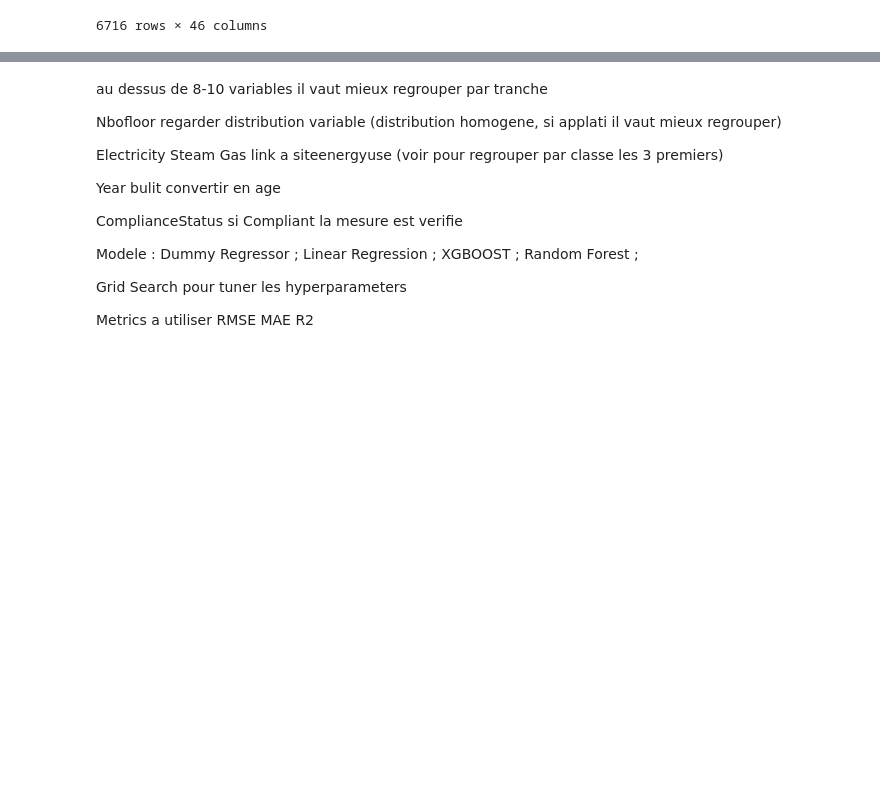
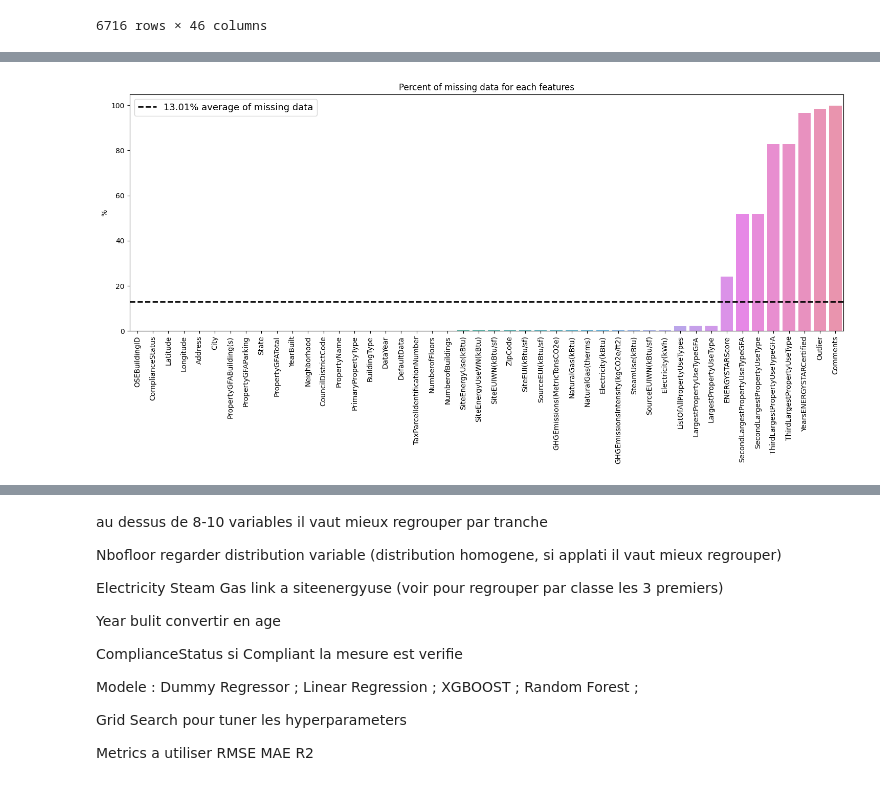
Before and after one commit to mariusbiteau/Buildings_Electrical-Consumption_CO2-Emissions_Prediction, a Jupyter notebook: Buildings_Electrical_Consumption_CO2_Emissions_Prediction.ipynb, the cells around one changed output, grey strips where cells are left out. Drawn from its saved outputs; the diff is of its cells as text; code cells hidden in the pictures; blank space fills up the shorter version.

```diff
--- a/Buildings_Electrical_Consumption_CO2_Emissions_Prediction.ipynb
+++ b/Buildings_Electrical_Consumption_CO2_Emissions_Prediction.ipynb
@@ -253,0 +323,15 @@ df
+# %%
+fig = plt.figure(figsize=(18,6))
+
+null_prop = df.isnull().sum(axis=0).sum()/len(df)/len(df.columns)*100
+plt.axhline(y=null_prop, color='k', linestyle='--', lw=2)
+plt.legend(['{:.2f}% average of missing data'.format(null_prop)], fontsize=13)
+
+null = df.isnull().sum(axis=0).sort_values()/len(df)*100
+sns.barplot(null.index, null.values)
+plt.ylabel("%")
+plt.title("Percent of missing data for each features")
+plt.xticks(rotation=90)
+plt.show()
+# %% [output]
+[figure, added]
```
Also changed, not shown: parts of 44 cells of this notebook.
